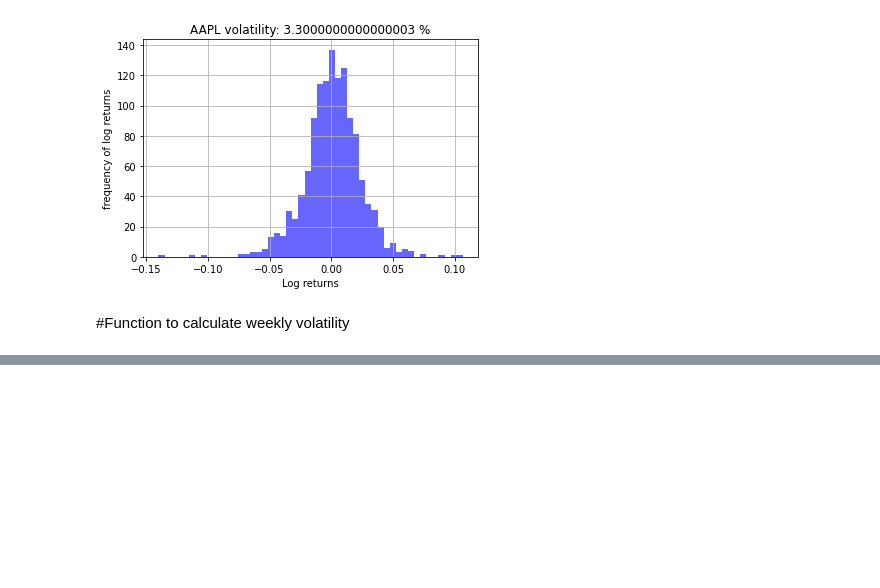
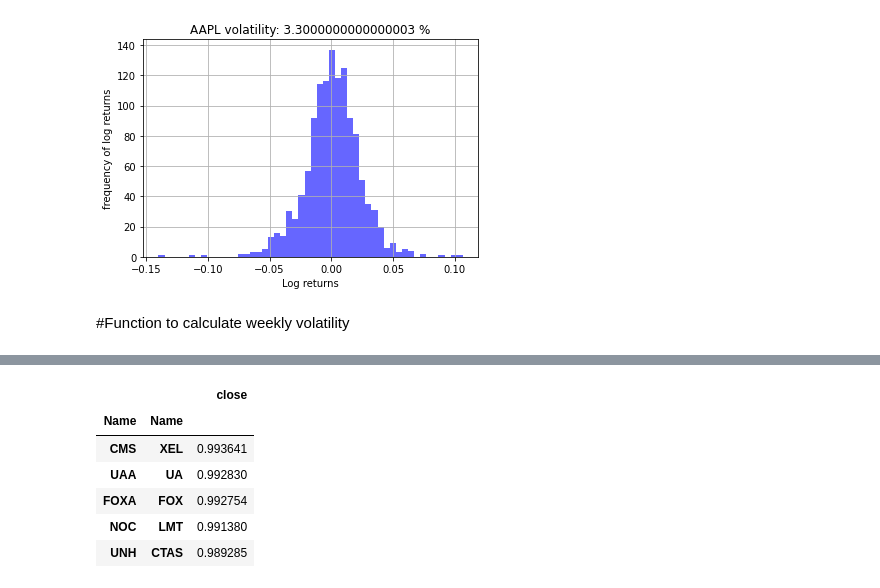
Before and after one commit to arifuddinatif/Quantitative-Analysis-and-Modeling-for-S-P-500, a Jupyter notebook: S&P_500_project.ipynb, the cells around one changed output, grey strips where cells are left out. Cells and saved outputs as stored; diff of their text form; code cells hidden in the pictures; blank space fills up the shorter version.

```diff
--- a/S&P_500_project.ipynb
+++ b/S&P_500_project.ipynb
@@ -230,0 +287,16 @@ tickers_df.tail(10)
+# %%
+paired_df = df_2_corr.unstack()
+sorted_pairs = paired_df.sort_values(kind="quicksort")
+sorted_pairs = pd.DataFrame(sorted_pairs)
+sorted_pairs.rename(columns = {0:'close'},inplace = True)
+sorted_pairs.sort_values('close',ascending = False,inplace=True)
+# %%
+sorted_pairs[510:520:2]
+# %% [output]
+|  |  | close |
+| Name | Name |  |
+| CMS | XEL | 0.993641 |
+| UAA | UA | 0.992830 |
+| FOXA | FOX | 0.992754 |
+| NOC | LMT | 0.991380 |
+| UNH | CTAS | 0.989285 |
```
Also changed, not shown: parts of 13 cells of this notebook.
